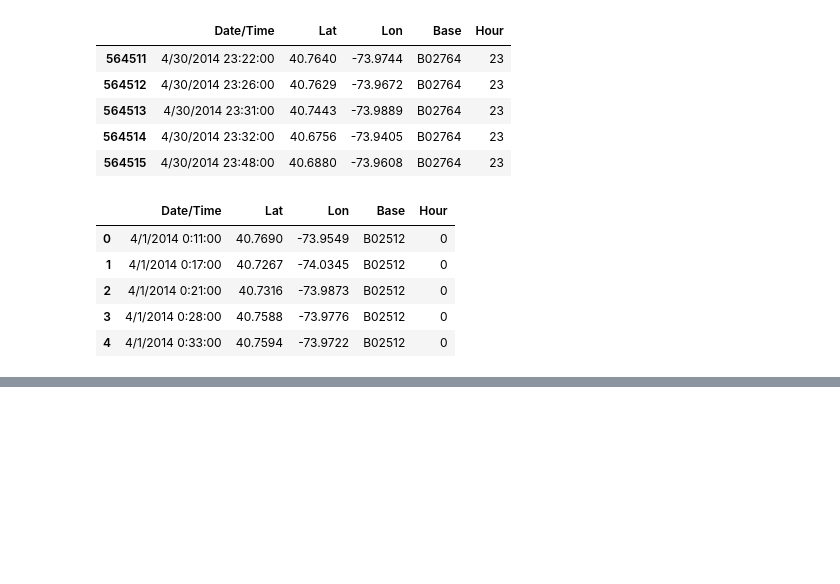
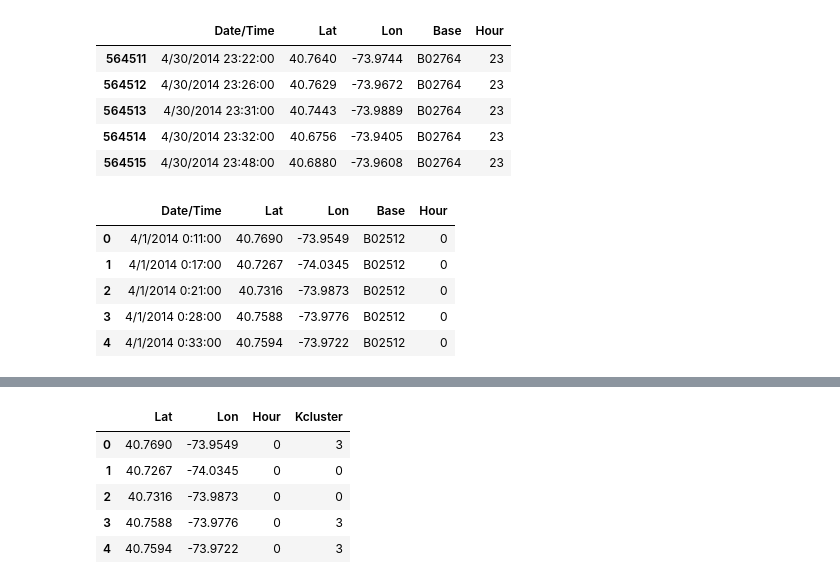
Before and after one commit to psyrgkan/DAFT_1022, a Jupyter notebook: module_3/Project_week_8/main.ipynb, the cells around one changed output, grey strips where cells are left out. Saved outputs shown, nothing was run; the diff lists cells and outputs as text; code cells hidden in the pictures; blank space fills up the shorter version.

```diff
--- a/module_3/Project_week_8/main.ipynb
+++ b/module_3/Project_week_8/main.ipynb
@@ -71,0 +81,4 @@ apr.head()
+# %%
+model = KMeans(5, random_state=42)
+model.fit(apr[['Lat', 'Lon']])
+y_pred = model.predict(apr[['Lat', 'Lon']])
@@ -71,0 +104,9 @@ apr.head()
+# %%
+apr.head()
+# %% [output]
+|  | Lat | Lon | Hour | Kcluster |
+| 0 | 40.7690 | -73.9549 | 0 | 3 |
+| 1 | 40.7267 | -74.0345 | 0 | 0 |
+| 2 | 40.7316 | -73.9873 | 0 | 0 |
+| 3 | 40.7588 | -73.9776 | 0 | 3 |
+| 4 | 40.7594 | -73.9722 | 0 | 3 |
```
Also changed, not shown: parts of 19 cells of this notebook, 1 other file.
